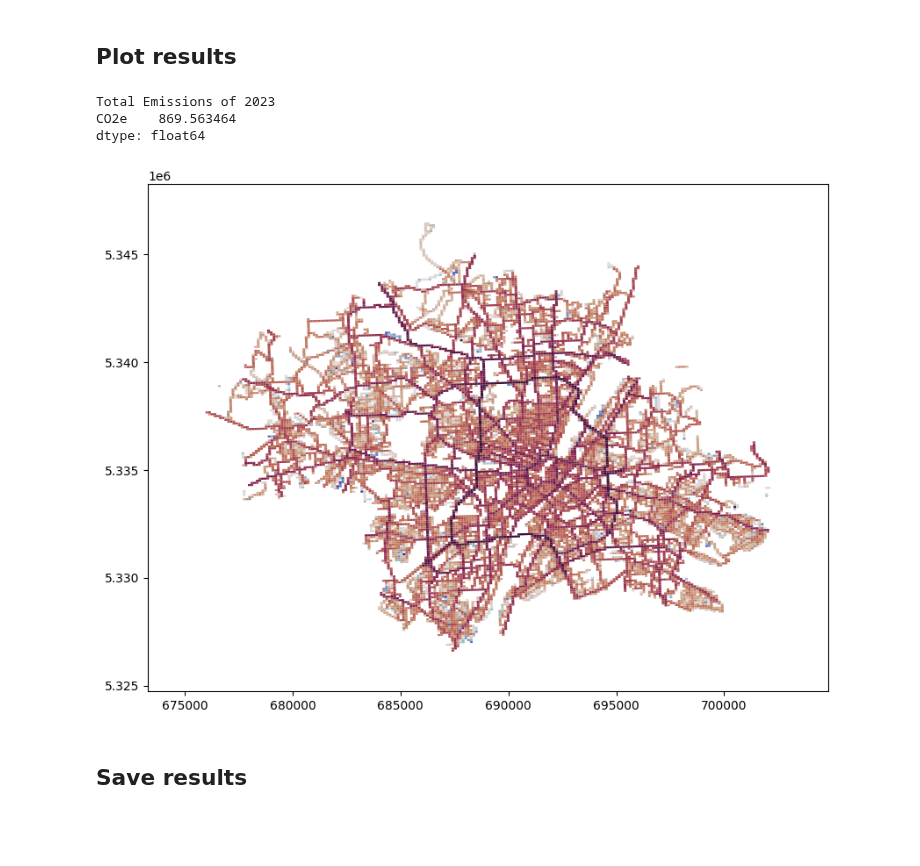
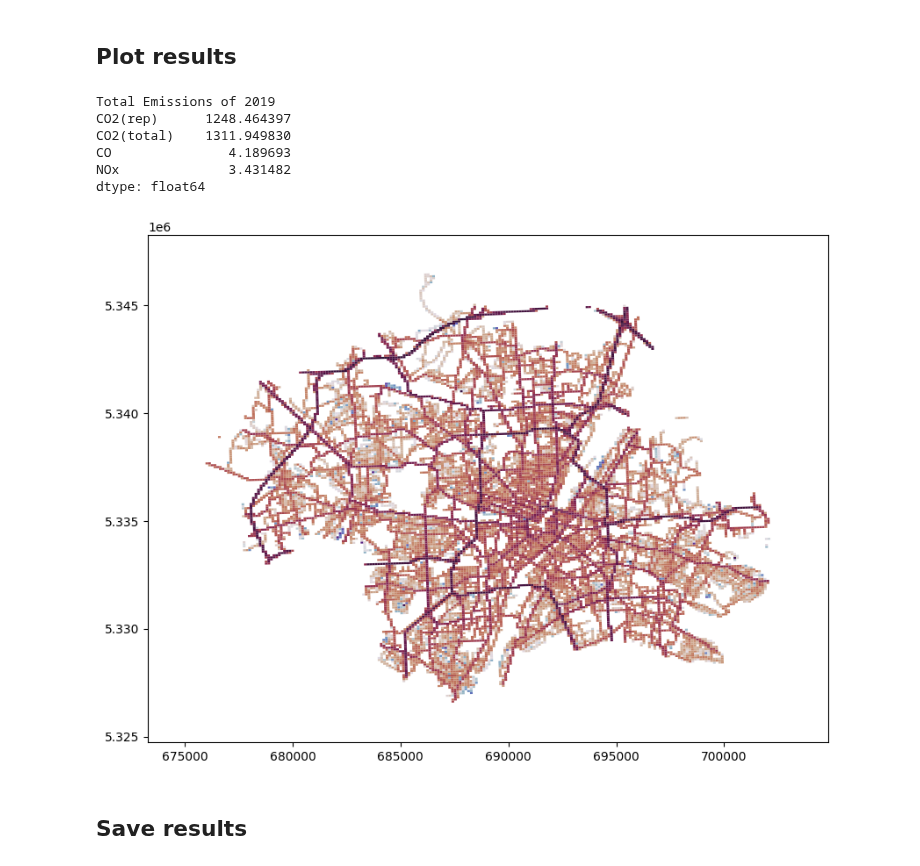
Before and after one commit to tum-esm/drive-inventory, a Jupyter notebook: notebooks/21_emission_gridding.ipynb, the cells around one changed output. Drawn from its saved outputs; the diff is of its cells as text; code cells hidden in the pictures; blank space fills up the shorter version.

Commit message:
refactored gridding

```diff
--- a/notebooks/21_emission_gridding.ipynb
+++ b/notebooks/21_emission_gridding.ipynb
@@ -53,44 +72,56 @@ tno_grid = gpd.read_file(grid_file)
 # %% [markdown]
 ## Grid inventory and combine results
 # %%
+# perform gridding
+# initialize gridding object
 gridding_obj = GriddingEngine(input_grid=tno_grid, crs = em_hot.crs) # hot and cold inventory have the same crs
 
 em_hot_columns = [f'{v}_{c}' for v in vehicle_classes_hot for c in components]
-em_cold_columns = [f'{v}_{c}' for v in vehicle_classes_cold for c in components]
+out_grid_hot = gridding_obj.overlay_grid(em_hot, value_columns= em_hot_columns, source_type='line_kilometer')
 
-out_grid_hot = gridding_obj.overlay_grid(em_hot, value_columns= em_hot_columns, source_type='line_kilometer')
-#out_grid_cold = gridding_obj.overlay_grid(em_cold, value_columns= em_cold_columns, source_type='line_kilometer')
+if include_cold_start:
+    em_cold_columns = [f'{v}_{c}' for v in vehicle_classes_cold for c in components]
+    out_grid_cold = gridding_obj.overlay_grid(em_cold, value_columns= em_cold_columns, source_type='line_kilometer')
 
-aggregated_result = pd.DataFrame()
+gridded_result = pd.DataFrame()
 for c in components:
     hot_cols_to_sum = [f'{v}_{c}' for v in vehicle_classes_hot]
-    cold_cols_to_sum = [f'{v}_{c}' for v in vehicle_classes_cold]
-    aggregated_result[c] = out_grid_hot[hot_cols_to_sum].sum(axis = 1)
-    #aggregated_result[c] = out_grid_cold[cold_cols_to_sum].sum(axis = 1) + aggregated_result[c]
+    gridded_result[c] = out_grid_hot[hot_cols_to_sum].sum(axis = 1)
+    if include_cold_start:
+        cold_cols_to_sum = [f'{v}_{c}' for v in vehicle_classes_cold]
+        gridded_result[c] = out_grid_cold[cold_cols_to_sum].sum(axis = 1) + gridded_result[c]
 
     # convert emissions to kg
-    aggregated_result[c] = aggregated_result[c]/1000
+    gridded_result[c] = gridded_result[c]/1000
 
-aggregated_result['geometry'] = out_grid_hot['geometry']
-#ggregated_result['geometry'] = out_grid_cold['geometry']
-aggregated_result = gpd.GeoDataFrame(data= aggregated_result, geometry='geometry', crs = em_hot.crs)
+gridded_result['geometry'] = out_grid_hot['geometry']
+if include_cold_start:
+    gridded_result['geometry'] = out_grid_cold['geometry']
+gridded_result = gpd.GeoDataFrame(data= gridded_result, geometry='geometry', crs = em_hot.crs)
 # %% [markdown]
 ## Plot results
 # %%
+# print totals and plot results
+
+component_to_plot = 'CO2(rep)'
+
 # plot results
 fig, ax  = plt.subplots(figsize = (10,10), frameon=False)
-aggregated_result.plot(ax= ax,
-                column= 'CO2e',
+gridded_result.plot(ax= ax,
+                column= component_to_plot,
                 cmap= matplotlib.cm.get_cmap('twilight_shifted'),
                 norm= matplotlib.colors.LogNorm())
 
 print(f'Total Emissions of {year_of_interest}')
-print(aggregated_result.sum(numeric_only=True)*1e-6)
+print(gridded_result.sum(numeric_only=True)*1e-6)
 # %% [output]
-Total Emissions of 2023
-CO2e    869.563464
+Total Emissions of 2019
+CO2(rep)      1248.464397
+CO2(total)    1311.949830
+CO               4.189693
+NOx              3.431482
 dtype: float64
-[figure, old version]
+[figure, new version]
 # %% [markdown]
 ## Save results
 # %%
```
Also changed, not shown: parts of 6 cells of this notebook.
